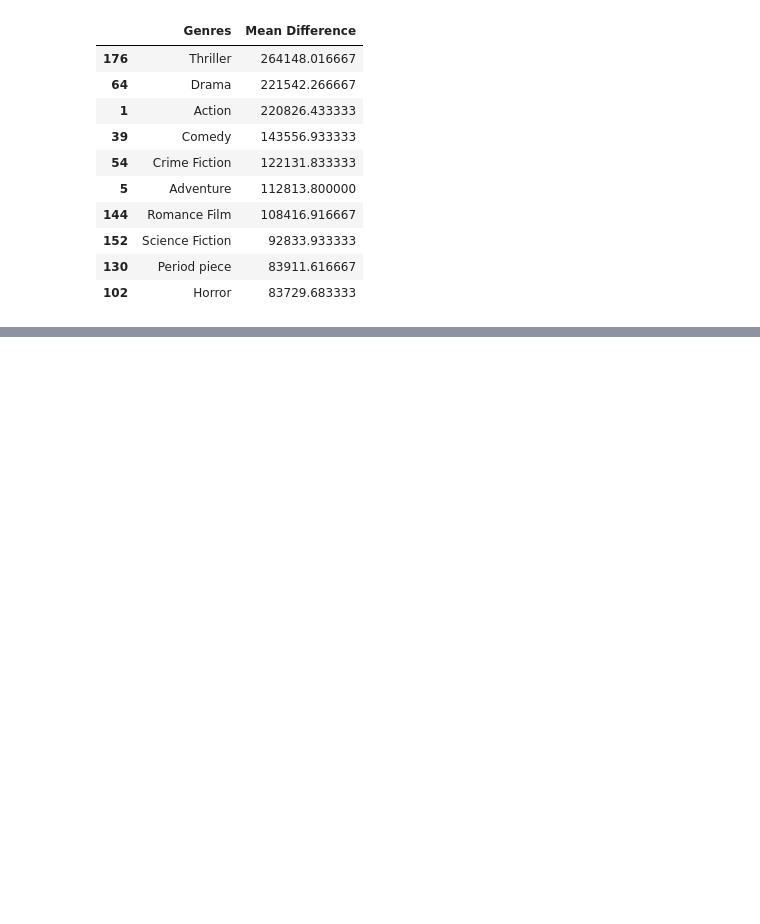
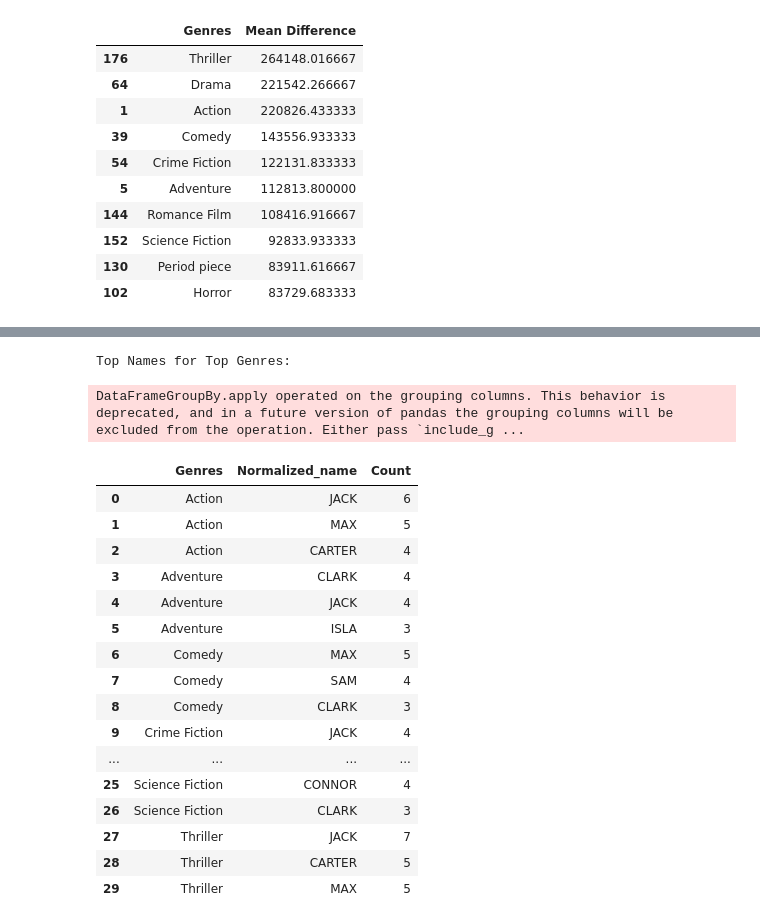
Before and after one commit to epfl-ada/ada-2024-project-dondata2025, a Jupyter notebook: pauline_evolution_by_genre.ipynb, the cells around one changed output, grey strips where cells are left out. Drawn from its saved outputs; the diff is of its cells as text; code cells hidden in the pictures; blank space fills up the shorter version.

```diff
--- a/pauline_evolution_by_genre.ipynb
+++ b/pauline_evolution_by_genre.ipynb
@@ -134,0 +296,56 @@ plot_treemap(top_names_by_genre)
+# %%
+def find_top_names_for_top_genres(df, top_genres, top_n_names=3):
+    """
+    Determine the top N normalized names for each of the top genres.
+
+    Parameters:
+        df (DataFrame): The dataset with 'Genres' and 'Normalized_name'.
+        top_genres (DataFrame): The DataFrame containing top genres with their counts.
+        top_n_names (int): Number of top names to retrieve per genre.
+
+    Returns:
+        DataFrame: Top N names for each genre.
+    """
+    # Filter the dataset to include only rows with the top genres
+    filtered_df = df[df['Genres'].isin(top_genres['Genres'])]
+
+    # Group by genre and name, and count occurrences
+    name_counts = (
+        filtered_df.groupby(['Genres', 'Normalized_name'])
+        .size()
+        .reset_index(name='Count')
+    )
+
+    # Find the top N names for each genre
+    top_names = (
+        name_counts.groupby('Genres')
+        .apply(lambda x: x.nlargest(top_n_names, 'Count'))
+        .reset_index(drop=True)
+    )
+
+    return top_names
+
+# Example usage
+top_names = find_top_names_for_top_genres(names_influenced, top_genres, top_n_names=3)
+print("Top Names for Top Genres:")
+display(top_names)
+# %% [output]
+Top Names for Top Genres:
+DataFrameGroupBy.apply operated on the grouping columns. This behavior is deprecated, and in a future version of pandas the grouping columns will be excluded from the operation. Either pass `include_g ...
+|  | Genres | Normalized_name | Count |
+| 0 | Action | JACK | 6 |
+| 1 | Action | MAX | 5 |
+| 2 | Action | CARTER | 4 |
+| 3 | Adventure | CLARK | 4 |
+| 4 | Adventure | JACK | 4 |
+| 5 | Adventure | ISLA | 3 |
+| 6 | Comedy | MAX | 5 |
+| 7 | Comedy | SAM | 4 |
+| 8 | Comedy | CLARK | 3 |
+| 9 | Crime Fiction | JACK | 4 |
+| ... | ... | ... | ... |
+| 25 | Science Fiction | CONNOR | 4 |
+| 26 | Science Fiction | CLARK | 3 |
+| 27 | Thriller | JACK | 7 |
+| 28 | Thriller | CARTER | 5 |
+| 29 | Thriller | MAX | 5 |
```
Also changed, not shown: parts of 12 cells of this notebook, 3 other files.
